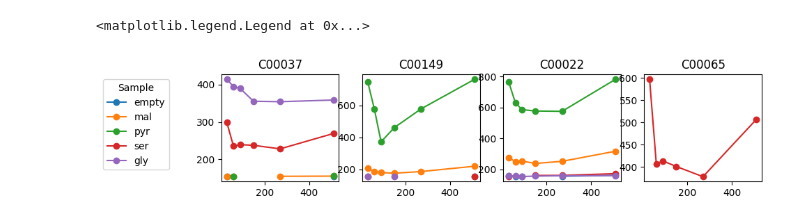
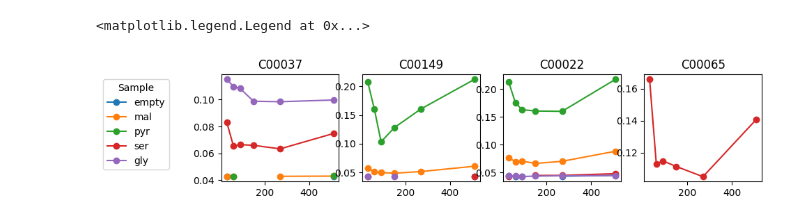
Before and after one commit to carothersresearch/ECFERS, a Jupyter notebook: run_fit_data.ipynb, the cells around one changed output. Saved outputs shown, nothing was run; the diff lists cells and outputs as text; code cells hidden in the pictures.

```diff
--- a/run_fit_data.ipynb
+++ b/run_fit_data.ipynb
@@ -21,13 +21,13 @@ with open('data/230623_Kinetics_DA/simulation_ready.pkl', 'rb') as f:
 # %%
 plt.figure(figsize=(10,2))
 for s in metadata['sample_labels']:
     metadata['timepoints'][s] = metadata['timepoints'][s] + 30*60
     for i,m in enumerate(metadata['measurement_labels']):
-        measurements[s][:,i] = measurements[s][:,i]*1000*3.6
+        measurements[s][:,i] = measurements[s][:,i]#*1000*3.6
         plt.subplot(1,4,i+1)
         plt.plot(metadata['timepoints'][s]/60, measurements[s][:,i],'-o')
         plt.title(m)
 plt.legend(metadata['sample_labels'],bbox_to_anchor=(-4.65, 1), loc='upper left', title='Sample')
 # %% [output]
 <matplotlib.legend.Legend at 0x...>
-[figure, old version]
+[figure, new version]
```
Also changed, not shown: parts of 20 cells of this notebook, 28 other files.
